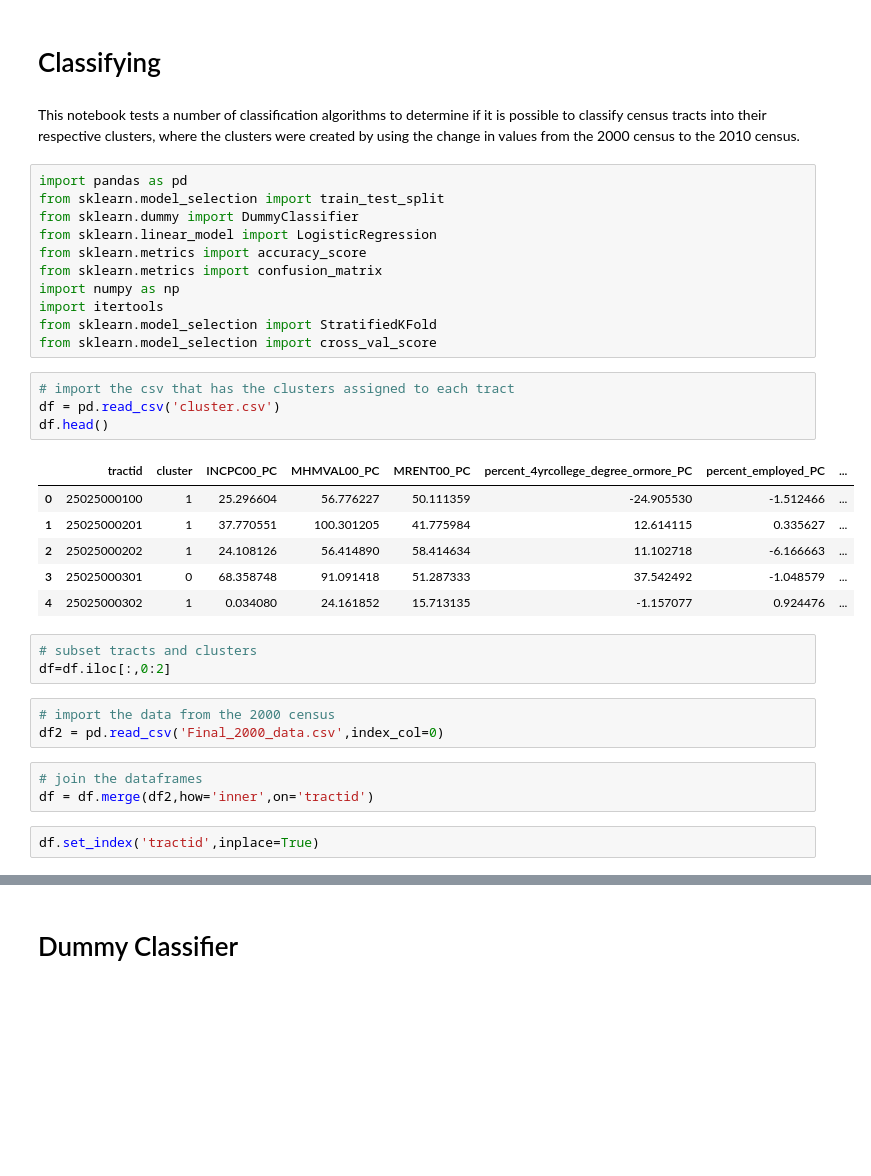
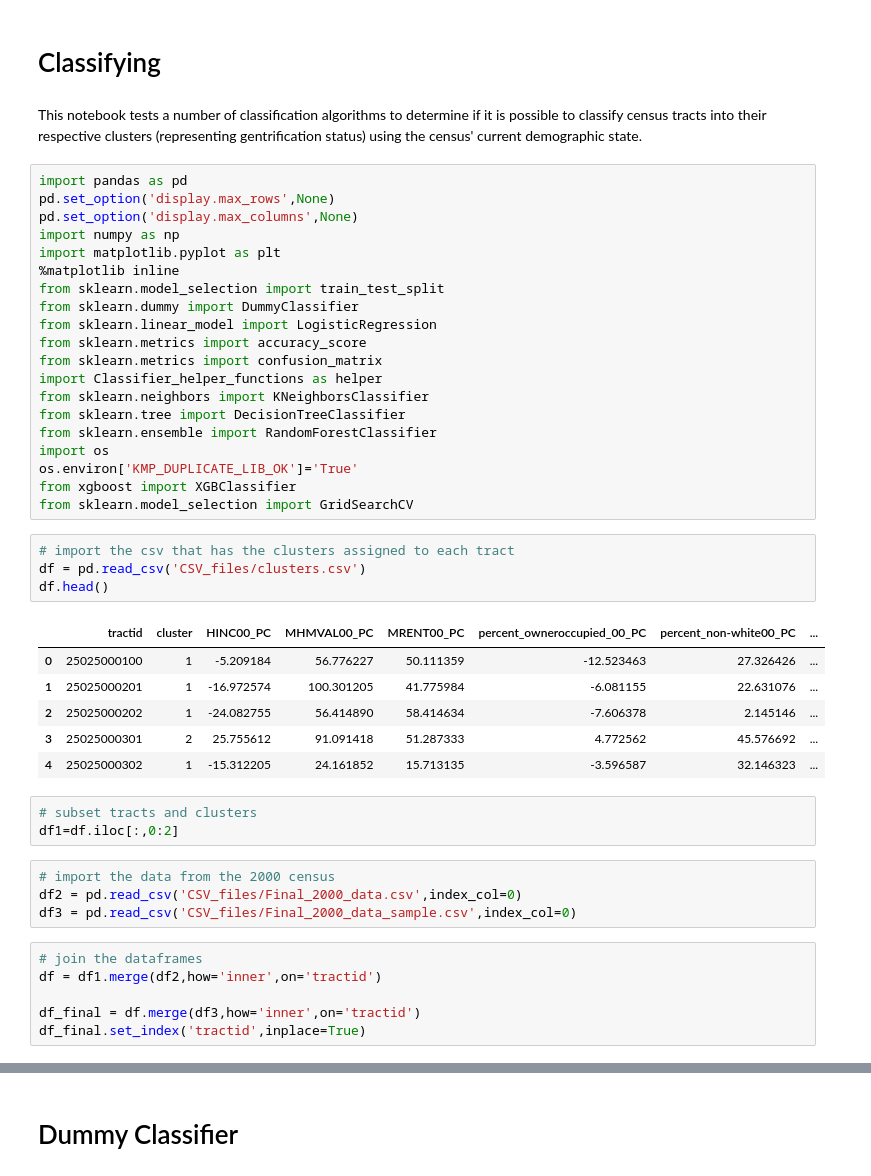
Before and after one commit to krbarounis/Predicting_Gentrification, a Jupyter notebook: Classifying.ipynb, the cells around one changed output, grey strips where cells are left out. Saved outputs shown, nothing was run; the diff lists cells and outputs as text; blank space fills up the shorter version.

```diff
--- a/Classifying.ipynb
+++ b/Classifying.ipynb
@@ -1,37 +1,48 @@
 # %% [markdown]
 # Classifying
 # %% [markdown]
-This notebook tests a number of classification algorithms to determine if it is possible to classify census tracts into their respective clusters, where the clusters were created by using the change in values from the 2000 census to the 2010 census.
+This notebook tests a number of classification algorithms to determine if it is possible to classify census tracts into their respective clusters (representing gentrification status) using the census' current demographic state.
 # %%
 import pandas as pd
+pd.set_option('display.max_rows',None)
+pd.set_option('display.max_columns',None)
+import numpy as np
+import matplotlib.pyplot as plt
+%matplotlib inline
 from sklearn.model_selection import train_test_split
 from sklearn.dummy import DummyClassifier
 from sklearn.linear_model import LogisticRegression
 from sklearn.metrics import accuracy_score
 from sklearn.metrics import confusion_matrix
-import numpy as np
-import itertools
-from sklearn.model_selection import StratifiedKFold
-from sklearn.model_selection import cross_val_score
+import Classifier_helper_functions as helper
+from sklearn.neighbors import KNeighborsClassifier
+from sklearn.tree import DecisionTreeClassifier
+from sklearn.ensemble import RandomForestClassifier
+import os
+os.environ['KMP_DUPLICATE_LIB_OK']='True'
+from xgboost import XGBClassifier
+from sklearn.model_selection import GridSearchCV
 # %%
 # import the csv that has the clusters assigned to each tract
-df = pd.read_csv('cluster.csv')
+df = pd.read_csv('CSV_files/clusters.csv')
 df.head()
 # %% [output]
-|  | tractid | cluster | INCPC00_PC | MHMVAL00_PC | MRENT00_PC | percent_4yrcollege_degree_ormore_PC | percent_employed_PC | ... |
-| 0 | 25025000100 | 1 | 25.296604 | 56.776227 | 50.111359 | -24.905530 | -1.512466 | ... |
-| 1 | 25025000201 | 1 | 37.770551 | 100.301205 | 41.775984 | 12.614115 | 0.335627 | ... |
-| 2 | 25025000202 | 1 | 24.108126 | 56.414890 | 58.414634 | 11.102718 | -6.166663 | ... |
-| 3 | 25025000301 | 0 | 68.358748 | 91.091418 | 51.287333 | 37.542492 | -1.048579 | ... |
-| 4 | 25025000302 | 1 | 0.034080 | 24.161852 | 15.713135 | -1.157077 | 0.924476 | ... |
+|  | tractid | cluster | HINC00_PC | MHMVAL00_PC | MRENT00_PC | percent_owneroccupied_00_PC | percent_non-white00_PC | ... |
+| 0 | 25025000100 | 1 | -5.209184 | 56.776227 | 50.111359 | -12.523463 | 27.326426 | ... |
+| 1 | 25025000201 | 1 | -16.972574 | 100.301205 | 41.775984 | -6.081155 | 22.631076 | ... |
+| 2 | 25025000202 | 1 | -24.082755 | 56.414890 | 58.414634 | -7.606378 | 2.145146 | ... |
+| 3 | 25025000301 | 2 | 25.755612 | 91.091418 | 51.287333 | 4.772562 | 45.576692 | ... |
+| 4 | 25025000302 | 1 | -15.312205 | 24.161852 | 15.713135 | -3.596587 | 32.146323 | ... |
 # %%
 # subset tracts and clusters
-df=df.iloc[:,0:2]
+df1=df.iloc[:,0:2]
 # %%
 # import the data from the 2000 census
-df2 = pd.read_csv('Final_2000_data.csv',index_col=0)
+df2 = pd.read_csv('CSV_files/Final_2000_data.csv',index_col=0)
+df3 = pd.read_csv('CSV_files/Final_2000_data_sample.csv',index_col=0)
 # %%
 # join the dataframes
-df = df.merge(df2,how='inner',on='tractid')
+df = df1.merge(df2,how='inner',on='tractid')
+
+df_final = df.merge(df3,how='inner',on='tractid')
+df_final.set_index('tractid',inplace=True)
-# %%
-df.set_index('tractid',inplace=True)
```
Also changed, not shown: parts of 37 cells of this notebook.
